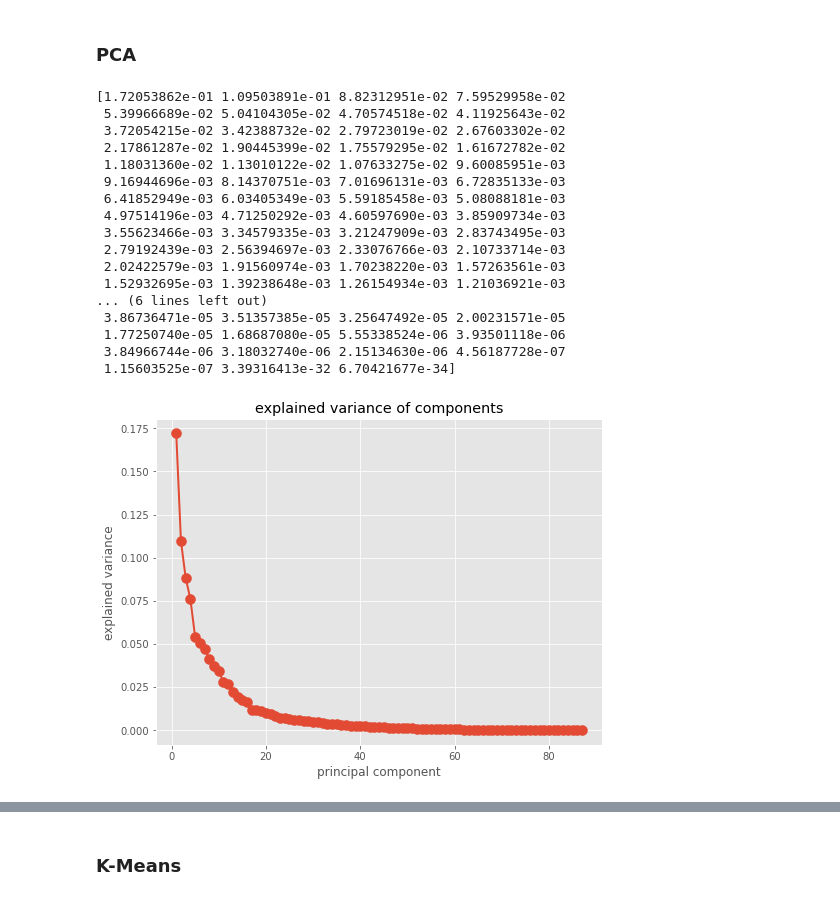
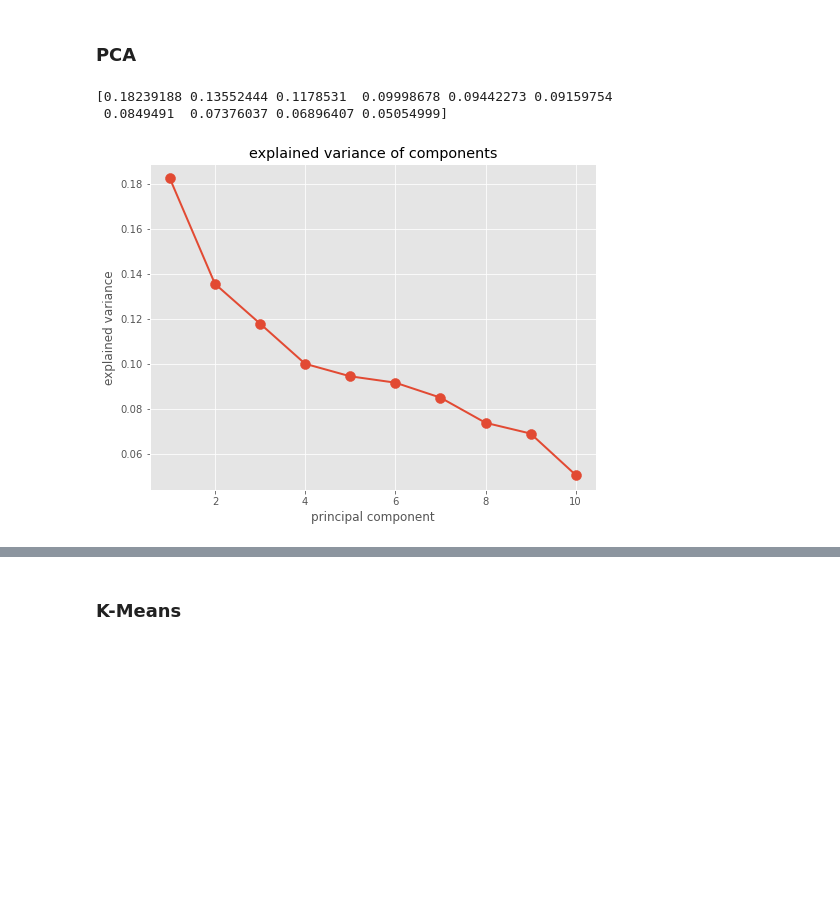
Before and after one commit to anthonyzurke/sabermetrics, a Jupyter notebook: code/pitch-modeling2.ipynb, the cells around one changed output, grey strips where cells are left out. Cells and saved outputs as stored; diff of their text form; code cells hidden in the pictures; blank space fills up the shorter version.

```diff
--- a/code/pitch-modeling2.ipynb
+++ b/code/pitch-modeling2.ipynb
@@ -28,7 +30,7 @@ warnings.filterwarnings('ignore')
 # %% [markdown]
 # Data
 # %%
-pitch_data = pd.read_csv('../datasets/mlb_pitch_stats_19_20_21.csv')
+pitch_data = pd.read_csv('../datasets/mlb_pitch_stats_19_20_21.csv', index_col= ['player_id'])
 pitch_data.drop(columns = ['Unnamed: 0',' first_name', 'last_name'], axis = 1, inplace = True)
 print(pitch_data.shape)
 pitch_data.head()
@@ -44,40 +70,29 @@ pitch_data.head()
+# %%
+features = pitch_data[['cg', 'age', 'cu_hb', 'edge%', 'solid_contact%',
+                       'poor_weak%', 'sl_hb', 'ch%', 'cb_hb',
+                       '4seam_velo_range']]
 # %% [markdown]
 # Modeling
 # %% [markdown]
 ### Standardize Data
 # %%
-pitch_sc = StandardScaler().fit_transform(pitch_data)
+pitch_sc = StandardScaler().fit_transform(features)
 # %% [markdown]
 ### PCA
 # %%
 pca = PCA(n_components = None).fit(pitch_sc)
 # %%
 fig, ax = plt.subplots(figsize=(8,6))
-ax.plot(range(1,88), pca.explained_variance_ratio_, lw = 2)
-ax.scatter(range(1, 88), pca.explained_variance_ratio_, s = 100)
+ax.plot(range(1,11), pca.explained_variance_ratio_, lw = 2)
+ax.scatter(range(1, 11), pca.explained_variance_ratio_, s = 100)
 ax.set_title('explained variance of components')
 ax.set_xlabel('principal component')
 ax.set_ylabel('explained variance');
 print(pca.explained_variance_ratio_)
 # %% [output]
-[1.72053862e-01 1.09503891e-01 8.82312951e-02 7.59529958e-02
- 5.39966689e-02 5.04104305e-02 4.70574518e-02 4.11925643e-02
- 3.72054215e-02 3.42388732e-02 2.79723019e-02 2.67603302e-02
- 2.17861287e-02 1.90445399e-02 1.75579295e-02 1.61672782e-02
- 1.18031360e-02 1.13010122e-02 1.07633275e-02 9.60085951e-03
- 9.16944696e-03 8.14370751e-03 7.01696131e-03 6.72835133e-03
- 6.41852949e-03 6.03405349e-03 5.59185458e-03 5.08088181e-03
- 4.97514196e-03 4.71250292e-03 4.60597690e-03 3.85909734e-03
- 3.55623466e-03 3.34579335e-03 3.21247909e-03 2.83743495e-03
- 2.79192439e-03 2.56394697e-03 2.33076766e-03 2.10733714e-03
- 2.02422579e-03 1.91560974e-03 1.70238220e-03 1.57263561e-03
- 1.52932695e-03 1.39238648e-03 1.26154934e-03 1.21036921e-03
-... (6 lines left out)
- 3.86736471e-05 3.51357385e-05 3.25647492e-05 2.00231571e-05
- 1.77250740e-05 1.68687080e-05 5.55338524e-06 3.93501118e-06
- 3.84966744e-06 3.18032740e-06 2.15134630e-06 4.56187728e-07
- 1.15603525e-07 3.39316413e-32 6.70421677e-34]
+[0.18239188 0.13552444 0.1178531  0.09998678 0.09442273 0.09159754
+ 0.0849491  0.07376037 0.06896407 0.05054999]
-[figure, old version]
+[figure, new version]
 # %%
 cum_var_exp = np.cumsum(pca.explained_variance_ratio_) * 100
 plt.figure(figsize=(12,12))
```
Also changed, not shown: parts of 20 cells of this notebook, 1 other file.
